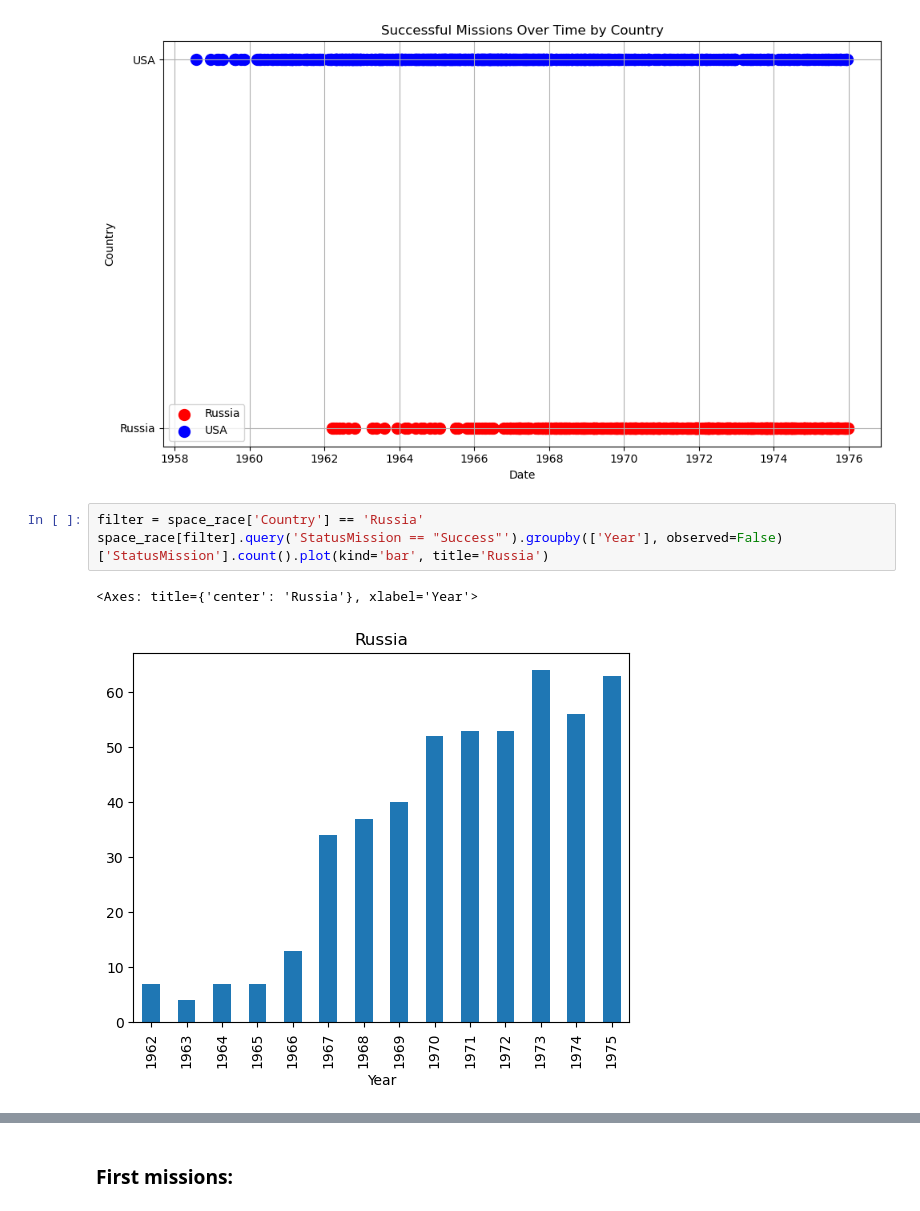
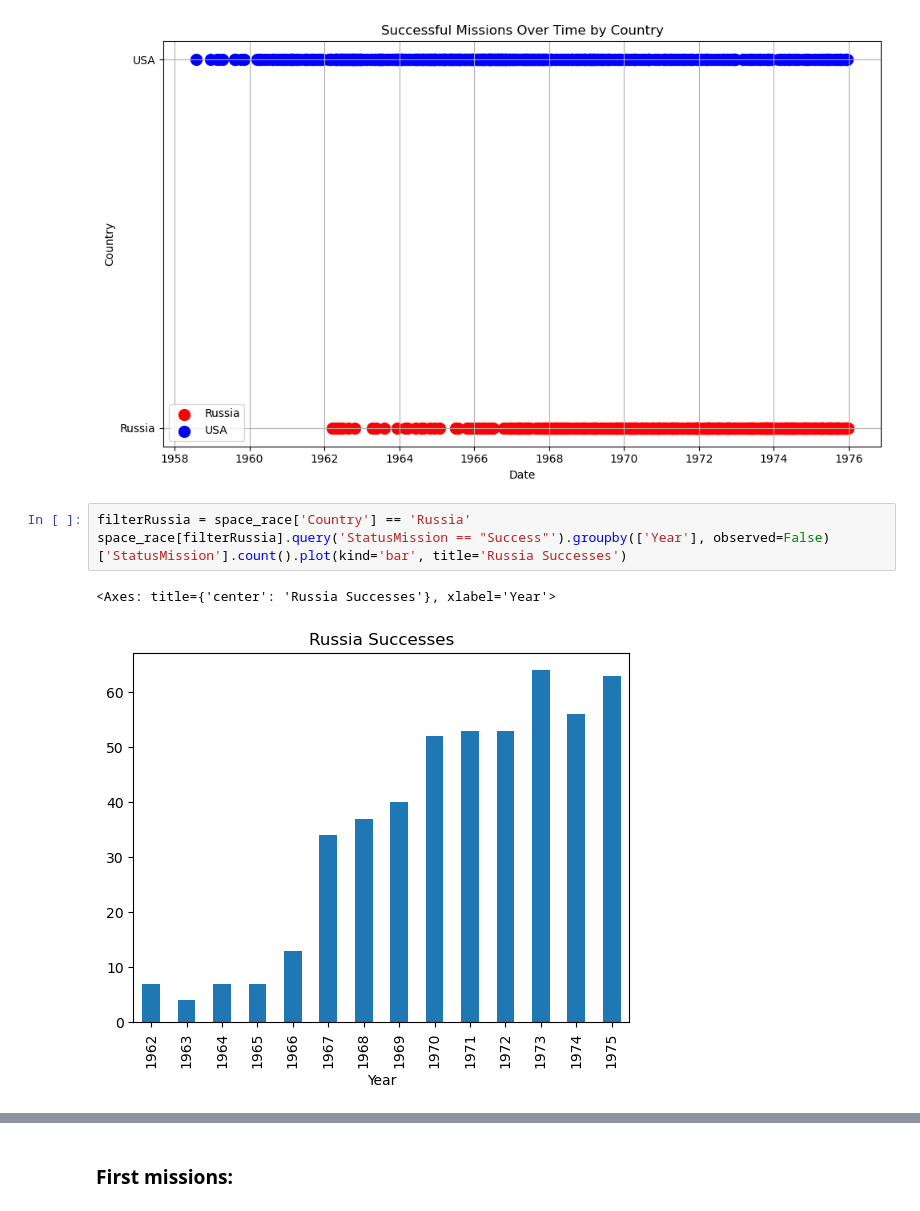
Before and after one commit to Vronst/space_race_analysis, a Jupyter notebook: Space_race_analysis.ipynb, the cells around one changed output, grey strips where cells are left out. Saved outputs shown, nothing was run; the diff lists cells and outputs as text.

Commit message:
clear output, add graphs

```diff
--- a/Space_race_analysis.ipynb
+++ b/Space_race_analysis.ipynb
@@ -257,9 +275,9 @@ plt.show()
 # %% [output]
 [figure]
 # %%
-filter = space_race['Country'] == 'Russia'
-space_race[filter].query('StatusMission == "Success"').groupby(['Year'], observed=False)['StatusMission'].count().plot(kind='bar', title='Russia')
+filterRussia = space_race['Country'] == 'Russia'
+space_race[filterRussia].query('StatusMission == "Success"').groupby(['Year'], observed=False)['StatusMission'].count().plot(kind='bar', title='Russia Successes')
 # %% [output]
-<Axes: title={'center': 'Russia'}, xlabel='Year'>
+<Axes: title={'center': 'Russia Successes'}, xlabel='Year'>
-[figure, old version]
+[figure, new version]
 # %%
```
Also changed, not shown: parts of 28 cells of this notebook, 1 other file.
